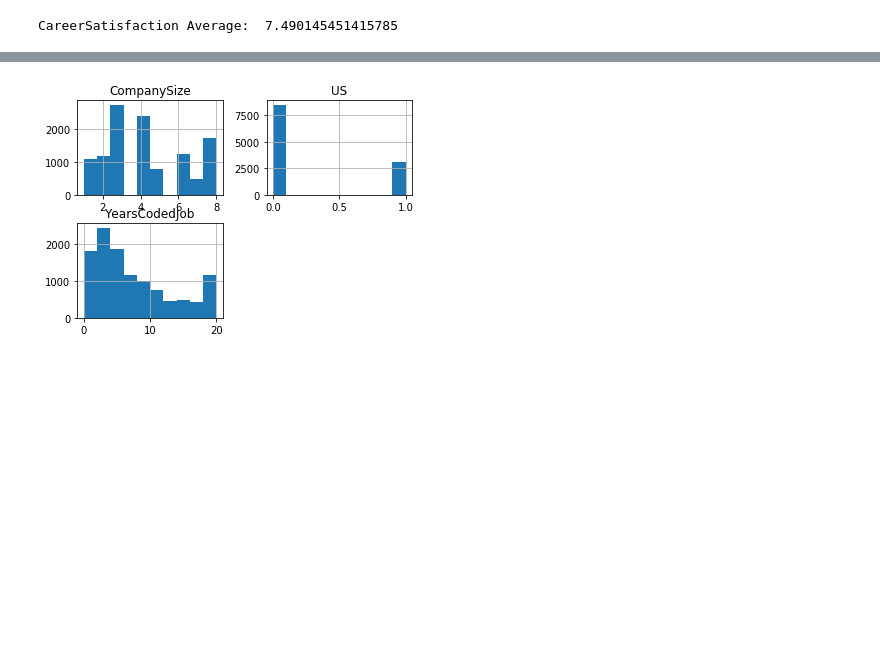
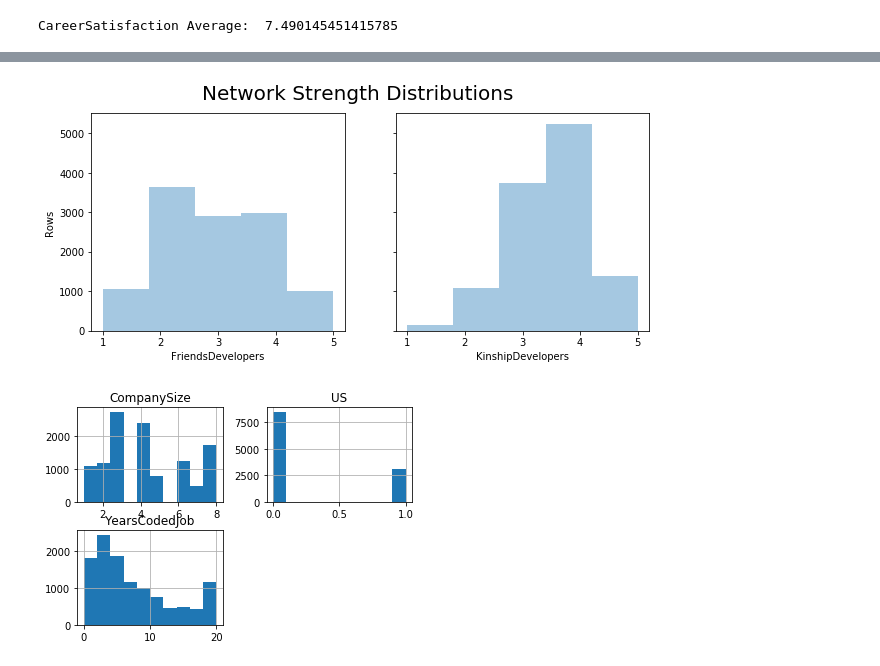
Before and after one commit to ncnakamine/stack_overflow, a Jupyter notebook: Learning_or_Networking.ipynb, the cells around one changed output, grey strips where cells are left out. Saved outputs shown, nothing was run; the diff lists cells and outputs as text; code cells hidden in the pictures; blank space fills up the shorter version.

```diff
--- a/Learning_or_Networking.ipynb
+++ b/Learning_or_Networking.ipynb
@@ -85,8 +266,0 @@ print("{} out of {} full-time employed professional developers do not have missi
-# %%
-def recode_country(x):
-    if x == 'United States':
-        return 1
-    else:
-        return 0
-df_dev_fte_no_nans['Country'] = df_dev_fte_no_nans['Country'].apply(recode_country)
-df_dev_fte_no_nans.rename(columns={'Country':'US'}, inplace=True)
@@ -158,3 +324,16 @@ sns.distplot(df_dev_fte_no_nans['KinshipDevelopers'], kde=False, bins=5, ax=axs[
+# %%
+# likert variables (main variables of interest) mostly left-skewed
+# df_dev_fte_no_nans[likert_cols].hist(bins=5);
+figure, axs = plt.subplots(nrows=1, ncols=2, sharey=True, figsize = (10, 4))
+figure.suptitle('Network Strength Distributions \n\n', size=20);
+# plt.gca().set_title('LearningMentality Distributions')
+plt.subplots_adjust(wspace=0.2, hspace=0.3)
+
+sns.distplot(df_dev_fte_no_nans['FriendsDevelopers'], kde=False, bins=5, ax=axs[0]);
+axs[0].set_ylabel('Rows')
+sns.distplot(df_dev_fte_no_nans['KinshipDevelopers'], kde=False, bins=5, ax=axs[1]);
+# %% [output]
+[figure, added]
 # %%
 # individual plots
 # for col in likert_cols:
```
Also changed, not shown: parts of 42 cells of this notebook.
